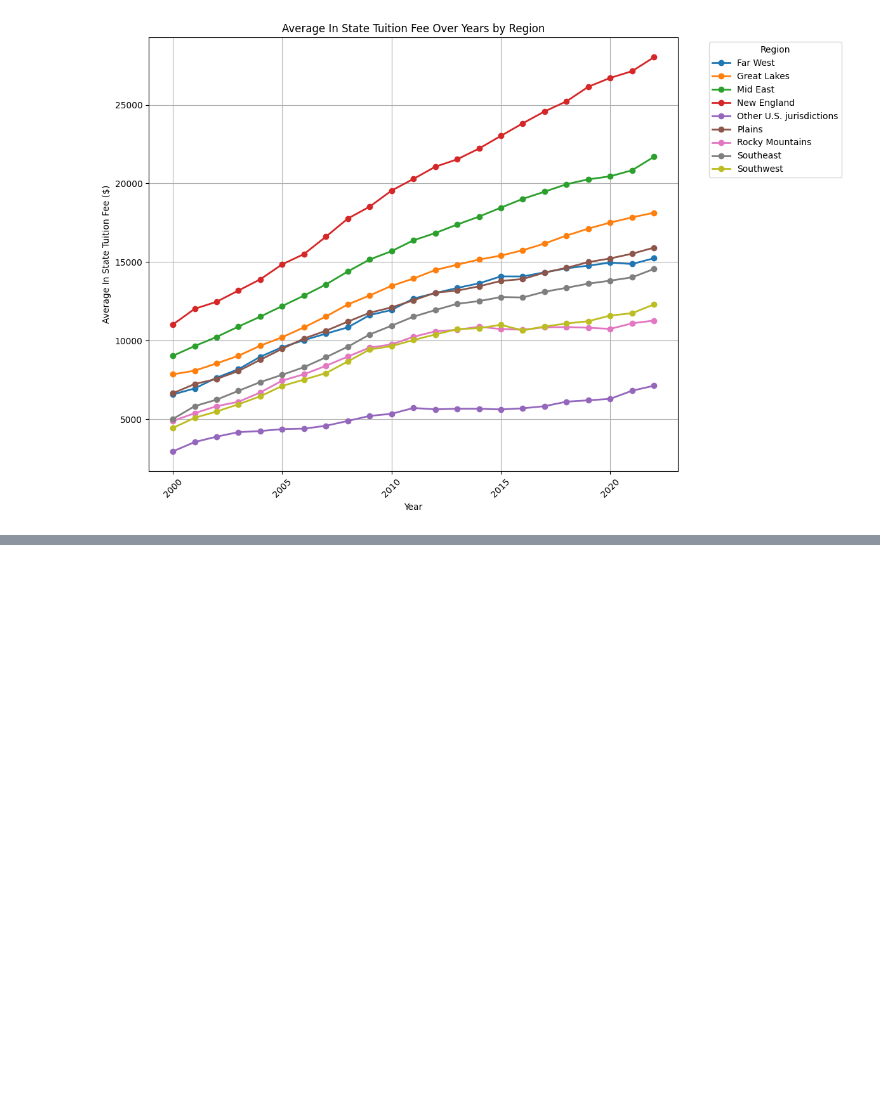
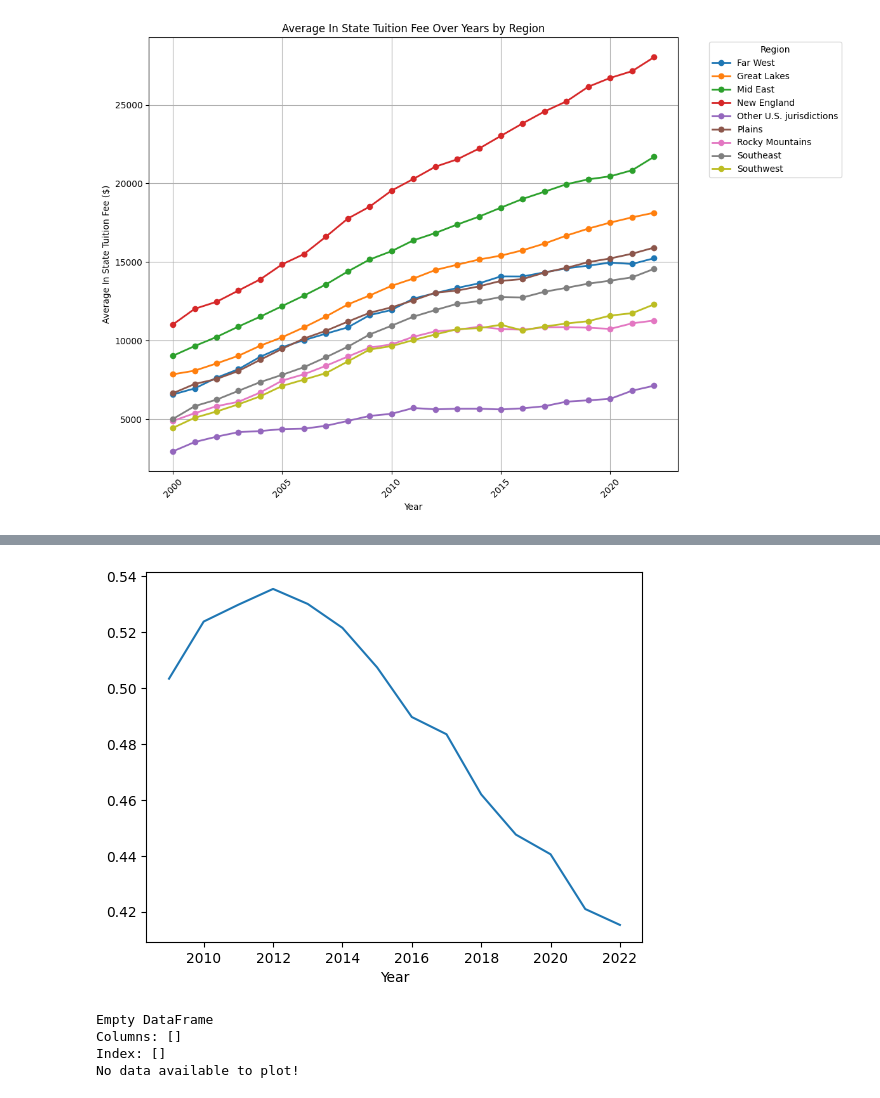
Before and after one commit to cambentz/CSC302-Group10-Final, a Jupyter notebook: notebooks/scorecard_merge_year.ipynb, the cells around one changed output, grey strips where cells are left out. Saved outputs shown, nothing was run; the diff lists cells and outputs as text; code cells hidden in the pictures; blank space fills up the shorter version.

```diff
--- a/notebooks/scorecard_merge_year.ipynb
+++ b/notebooks/scorecard_merge_year.ipynb
@@ -283,0 +288,20 @@ plt.show()
+# %%
+# Convert PCTFLOAN to numeric
+combined_df['PCTFLOAN'] = pd.to_numeric(combined_df['PCTFLOAN'], errors='coerce')
+
+# Dictionary mapping REGION codes to names
+region_mapping = {
+    1.0: "New England",
+    2.0: "Mid East",
+    3.0: "Great Lakes",
+    4.0: "Plains",
+    5.0: "Southeast",
+    6.0: "Southwest",
+    7.0: "Rocky Mountains",
+    8.0: "Far West",
+    9.0: "Other U.S. jurisdictions",
+    10.0: "U.S. service academies"
+}
+
+# Replace numeric REGION values with actual names
+combined_df['REGION'] = combined_df['REGION'].map(region_mapping)
@@ -283,0 +338,36 @@ plt.show()
+# %%
+combined_df.groupby('Year')['PCTFLOAN'].mean().plot()
+plt.show()
+# %% [output]
+[figure, added]
+# %%
+import matplotlib.pyplot as plt
+
+# Group by 'Year' and 'REGION', then calculate the mean percent of students with federal loans
+loan_by_year_region = combined_df.groupby(['Year', 'REGION'])['PCTFLOAN'].mean().unstack()
+
+# Check if data exists
+print(loan_by_year_region.head())
+
+if not loan_by_year_region.empty:
+    plt.figure(figsize=(12, 8))
+
+    # Plot each region with a different color
+    loan_by_year_region.plot(kind='line', marker='o', linestyle='-', linewidth=2, figsize=(12, 8))
+
+    # Add labels and title
+    plt.title("Percentage of Undergraduate Students Receiving Federal Loans Over Years by Region")
+    plt.xlabel("Year")
+    plt.ylabel("Percentage (%)")
+    plt.legend(title='Region', bbox_to_anchor=(1.05, 1), loc='upper left')  # Moves legend outside
+    plt.grid(True)
+    plt.xticks(rotation=45)
+    plt.tight_layout()
+    plt.show()
+else:
+    print("No data available to plot!")
+# %% [output]
+Empty DataFrame
+Columns: []
+Index: []
+No data available to plot!
```
Also changed, not shown: parts of 21 cells of this notebook.
